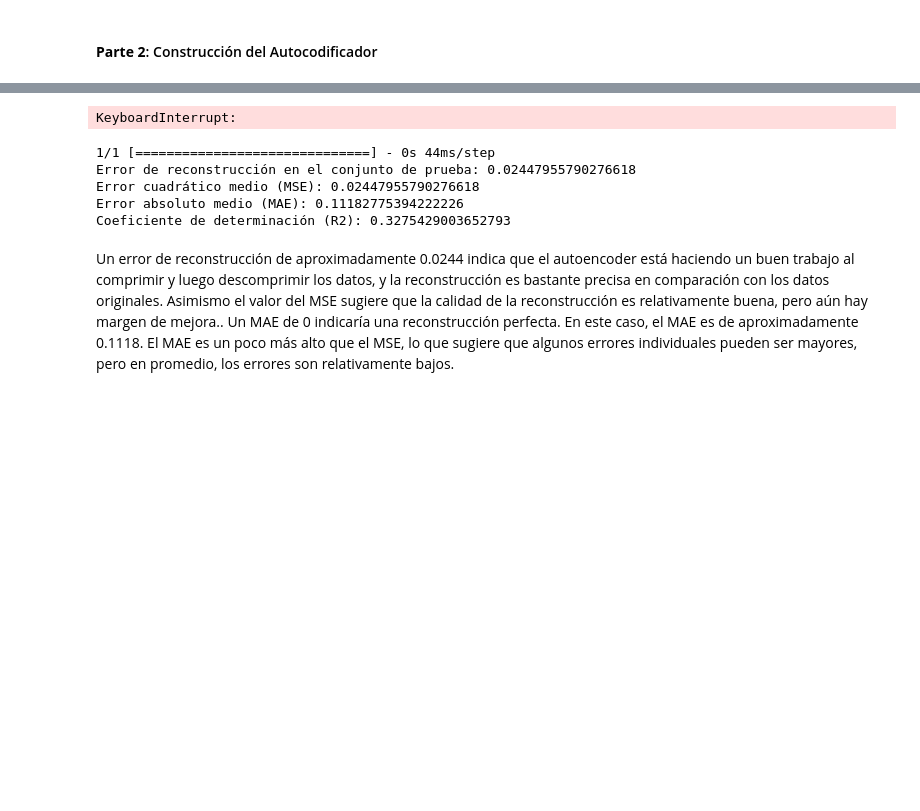
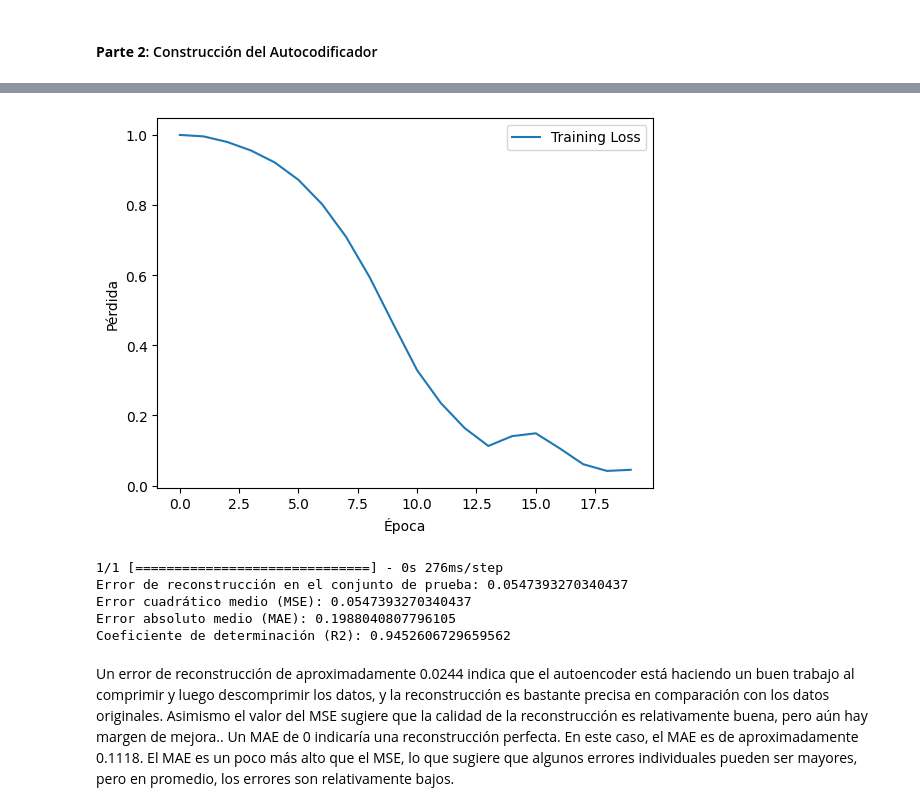
Before and after one commit to 20Candy/Lab5_DataScience, a Jupyter notebook: main.ipynb, the cells around one changed output, grey strips where cells are left out. Cells and saved outputs as stored; diff of their text form; code cells hidden in the pictures; blank space fills up the shorter version.

```diff
--- a/main.ipynb
+++ b/main.ipynb
@@ -131,7 +166,7 @@ from keras.callbacks import EarlyStopping
 
 
 # Definir la arquitectura del autocodificador
-input_layer = Input(shape=(len(4),))
+input_layer = Input(shape=(17))
 encoded = Dense(400, activation='relu')(input_layer)
 encoded = Dense(200, activation='relu')(encoded)
 encoded = Dense(100, activation='relu')(encoded)
@@ -142,28 +177,22 @@ decoded = Dense(50, activation='relu')(encoded)
 decoded = Dense(100, activation='relu')(decoded)
 decoded = Dense(200, activation='relu')(decoded)
 decoded = Dense(400, activation='relu')(decoded)
-decoded = Dense(len(4), activation='linear')(decoded)
+decoded = Dense(17, activation='linear')(decoded)
 
 # Compilar el modelo
 autoencoder = Model(input_layer, decoded)
 autoencoder.compile(optimizer='adam', loss='mean_squared_error')
 
-# Configurar EarlyStopping para evitar sobreajuste
-early_stopping = EarlyStopping(monitor='val_loss', patience=10, restore_best_weights=True)
-
 # Entrenar el modelo y evaluar en el conjunto de prueba en cada época
 history = autoencoder.fit(
     X_train, X_train,
-    epochs=100,
+    epochs=20,
     batch_size=32,
-    validation_data=(X_test, X_test),
-    callbacks=[early_stopping]
 )
 
 
 # Visualizar la pérdida en entrenamiento y prueba
 plt.plot(history.history['loss'], label='Training Loss')
-plt.plot(history.history['val_loss'], label='Validation Loss')
 plt.xlabel('Época')
 plt.ylabel('Pérdida')
 plt.legend()
@@ -174,36 +218,36 @@ To enable the following instructions: AVX2 FMA, in other operations, rebuild Ten
-KeyboardInterrupt:
+[figure, added]
 # %%
 from sklearn.metrics import mean_squared_error
 from sklearn.metrics import mean_squared_error, mean_absolute_error, r2_score
 
 # Utilizar el autocodificador para reconstruir los datos del conjunto de prueba
-reconstructed_data = autoencoder.predict(X_test)
+reconstructed_data = autoencoder.predict(X_train)
 
 # Calcular el error de reconstrucción (puedes usar la media del error cuadrado)
 
-reconstruction_error = mean_squared_error(X_test, reconstructed_data)
+reconstruction_error = mean_squared_error(X_train, reconstructed_data)
 print("Error de reconstrucción en el conjunto de prueba:", reconstruction_error)
 
 
 # Calcular el error cuadrático medio (MSE)
-mse = mean_squared_error(X_test, reconstructed_data)
+mse = mean_squared_error(X_train, reconstructed_data)
 
 # Calcular el error absoluto medio (MAE)
-mae = mean_absolute_error(X_test, reconstructed_data)
+mae = mean_absolute_error(X_train, reconstructed_data)
 
 # Calcular el coeficiente de determinación (R2)
-r2 = r2_score(X_test, reconstructed_data)
+r2 = r2_score(X_train, reconstructed_data)
 
 # Imprimir las métricas
 print("Error cuadrático medio (MSE):", mse)
 print("Error absoluto medio (MAE):", mae)
 print("Coeficiente de determinación (R2):", r2)
 # %% [output]
-1/1 [==============================] - 0s 44ms/step
-Error de reconstrucción en el conjunto de prueba: 0.02447955790276618
-Error cuadrático medio (MSE): 0.02447955790276618
-Error absoluto medio (MAE): 0.11182775394222226
-Coeficiente de determinación (R2): 0.3275429003652793
+1/1 [==============================] - 0s 276ms/step
+Error de reconstrucción en el conjunto de prueba: 0.0547393270340437
+Error cuadrático medio (MSE): 0.0547393270340437
+Error absoluto medio (MAE): 0.1988040807796105
+Coeficiente de determinación (R2): 0.9452606729659562
 # %% [markdown]
 Un error de reconstrucción de aproximadamente 0.0244 indica que el autoencoder está haciendo un buen trabajo al comprimir y luego descomprimir los datos, y la reconstrucción es bastante precisa en comparación con los datos originales. Asimismo el valor del MSE sugiere que la calidad de la reconstrucción es relativamente buena, pero aún hay margen de mejora.. Un MAE de 0 indicaría una reconstrucción perfecta. En este caso, el MAE es de aproximadamente 0.1118. El MAE es un poco más alto que el MSE, lo que sugiere que algunos errores individuales pueden ser mayores, pero en promedio, los errores son relativamente bajos.
 # %% [markdown]
```
Also changed, not shown: parts of 11 cells of this notebook.
